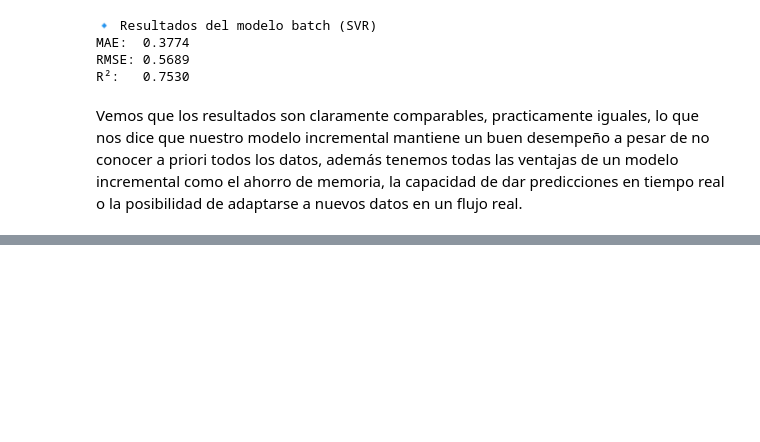
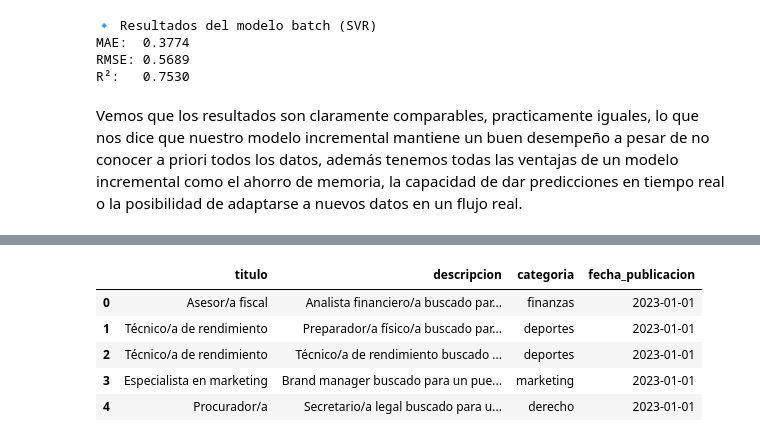
Before and after one commit to ignacioareal23-svg/AASeriesTemporalesFlujosDeDatos, a Jupyter notebook: P1.ipynb, the cells around one changed output, grey strips where cells are left out. Saved outputs shown, nothing was run; the diff lists cells and outputs as text; code cells hidden in the pictures; blank space fills up the shorter version.

```diff
--- a/P1.ipynb
+++ b/P1.ipynb
@@ -635,0 +681,13 @@ Vemos que los resultados son claramente comparables, practicamente iguales, lo q
+# %%
+df = df.sort_values(by="fecha_publicacion", ascending=True)
+# %%
+df = df.reset_index().drop(columns=["index"])
+# %%
+df.head()
+# %% [output]
+|  | titulo | descripcion | categoria | fecha_publicacion |
+| 0 | Asesor/a fiscal | Analista financiero/a buscado par... | finanzas | 2023-01-01 |
+| 1 | Técnico/a de rendimiento | Preparador/a físico/a buscado par... | deportes | 2023-01-01 |
+| 2 | Técnico/a de rendimiento | Técnico/a de rendimiento buscado ... | deportes | 2023-01-01 |
+| 3 | Especialista en marketing | Brand manager buscado para un pue... | marketing | 2023-01-01 |
+| 4 | Procurador/a | Secretario/a legal buscado para u... | derecho | 2023-01-01 |
```
Also changed, not shown: parts of 21 cells of this notebook.
